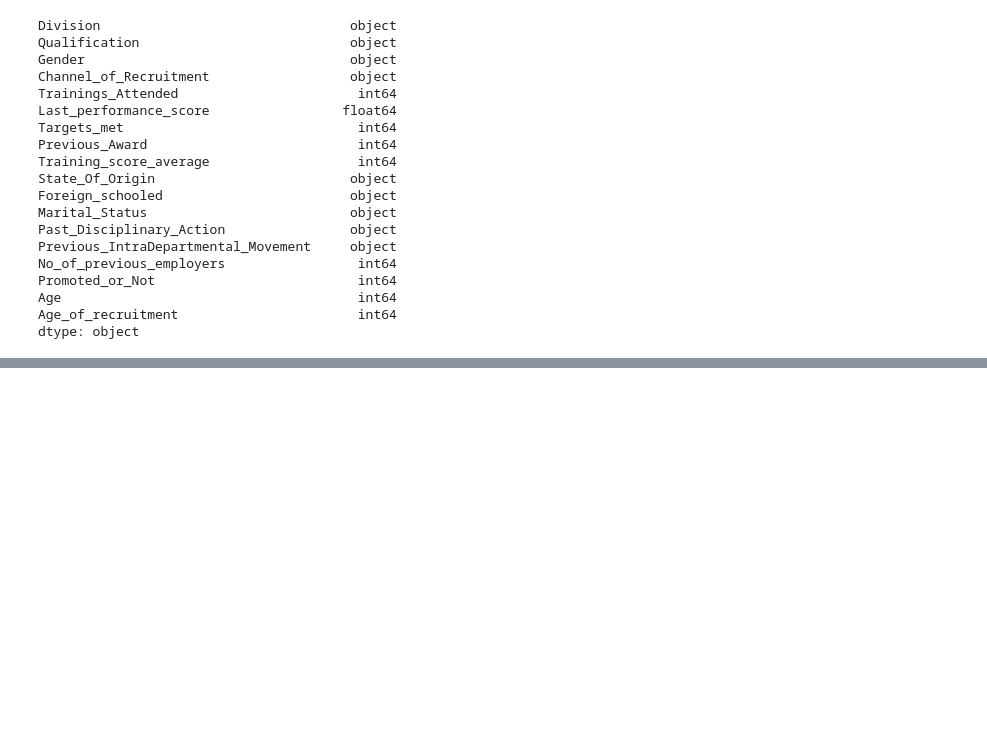
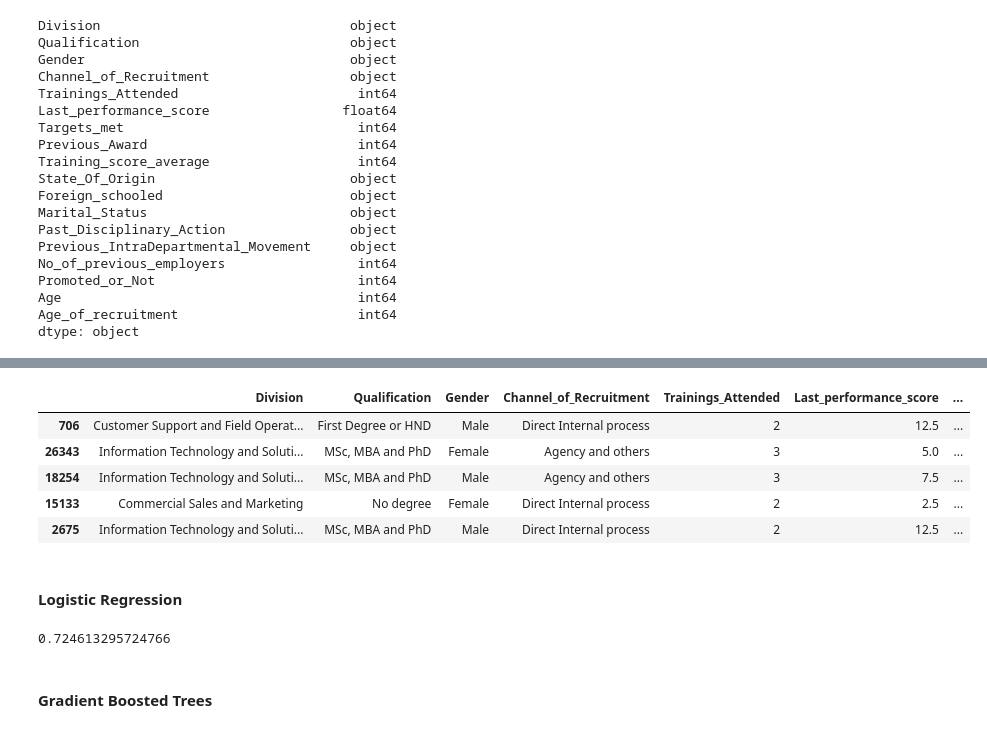
Before and after one commit to samsonafo/dsr-trees, a Jupyter notebook: notebooks/solutions-b.ipynb, the cells around one changed output, grey strips where cells are left out. Drawn from its saved outputs; the diff is of its cells as text; code cells hidden in the pictures; blank space fills up the shorter version.

Commit message:
updating solutions-b

```diff
--- a/notebooks/solutions-b.ipynb
+++ b/notebooks/solutions-b.ipynb
@@ -156,0 +201,11 @@ ce_base = ce.BaseNEncoder(cols=['State_Of_Origin'],base=5)
+# %%
+X_train.head()
+# %% [output]
+|  | Division | Qualification | Gender | Channel_of_Recruitment | Trainings_Attended | Last_performance_score | ... |
+| 706 | Customer Support and Field Operat... | First Degree or HND | Male | Direct Internal process | 2 | 12.5 | ... |
+| 26343 | Information Technology and Soluti... | MSc, MBA and PhD | Female | Agency and others | 3 | 5.0 | ... |
+| 18254 | Information Technology and Soluti... | MSc, MBA and PhD | Male | Agency and others | 3 | 7.5 | ... |
+| 15133 | Commercial Sales and Marketing | No degree | Female | Direct Internal process | 2 | 2.5 | ... |
+| 2675 | Information Technology and Soluti... | MSc, MBA and PhD | Male | Direct Internal process | 2 | 12.5 | ... |
+# %% [markdown]
+#### Logistic Regression
@@ -156,0 +230,7 @@ ce_base = ce.BaseNEncoder(cols=['State_Of_Origin'],base=5)
+# %%
+#Test model accuracy with f1_score
+f1_score(y_test, preds, average='macro')
+# %% [output]
+0.724613295724766
+# %% [markdown]
+#### Gradient Boosted Trees
```
Also changed, not shown: parts of 13 cells of this notebook, 2 other files.
